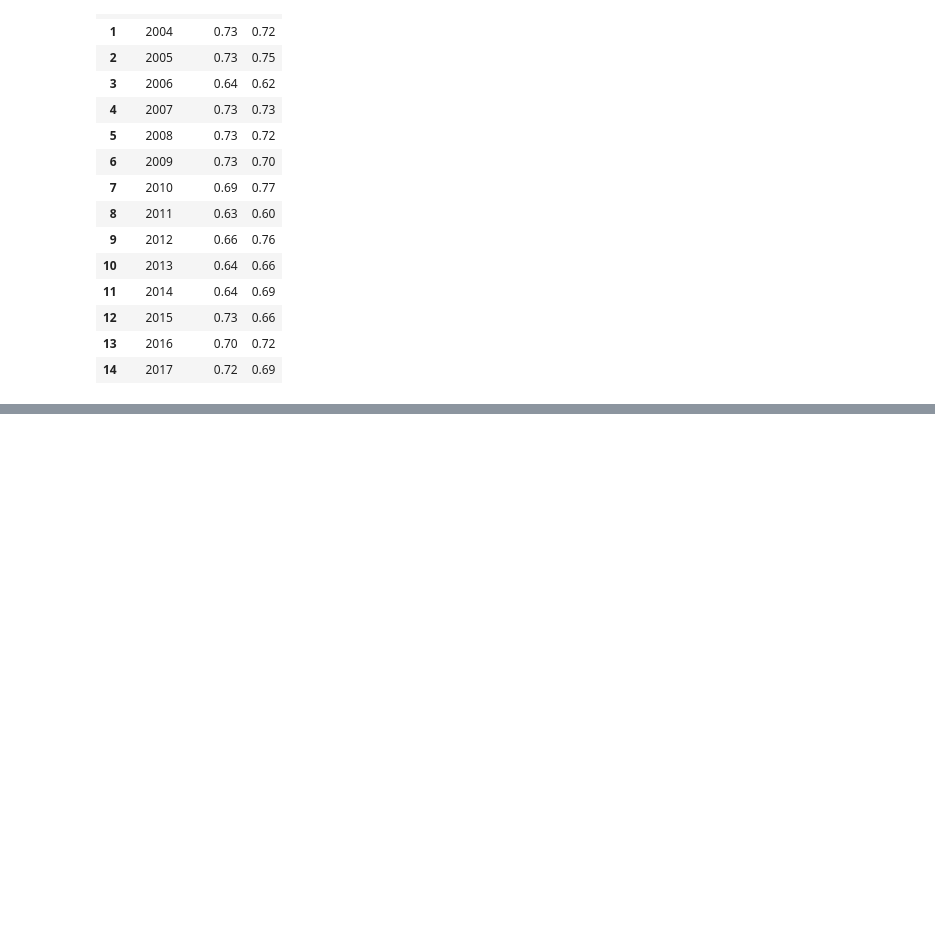
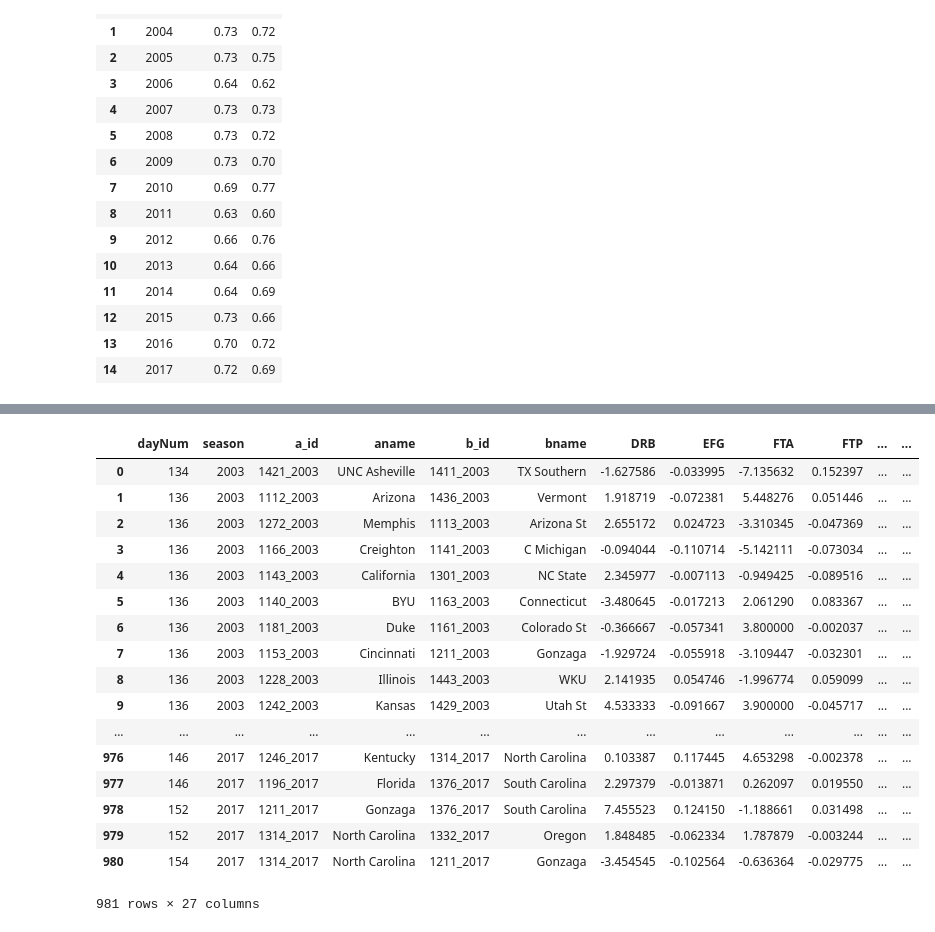
Before and after one commit to dlernz/march_madness, a Jupyter notebook: Predicting March Madness Games using Random Forests.ipynb, the cells around one changed output, grey strips where cells are left out. Saved outputs shown, nothing was run; the diff lists cells and outputs as text; code cells hidden in the pictures; blank space fills up the shorter version.

Commit message:
rankings being merged

```diff
--- a/Predicting March Madness Games using Random Forests.ipynb
+++ b/Predicting March Madness Games using Random Forests.ipynb
@@ -524,0 +544,37 @@ pd.DataFrame(deltas).to_csv("data/output/matchupDeltas.csv", index=False, header
+# %%
+
+def mergeRankings(deltas):
+    seeds = pd.read_csv("data/NCAATourneySeeds.csv")
+    seeds["id"] = seeds.TeamID.astype(str).str.cat(seeds.Season.astype(str), sep='_')
+    seeds["Seed"] = seeds.Seed.str.extract('(\d+)', expand=False).astype(int)
+    seeds = seeds.drop(["Season", "TeamID"], axis = 1)
+    deltas = deltas.merge(seeds, how='left', left_on = "a_id", right_on = "id")
+    deltas = deltas.rename(index=str, columns={"Seed": "a_seed"})
+    deltas = deltas.merge(seeds, how='left', left_on = "b_id", right_on = "id")
+    deltas = deltas.rename(index=str, columns = {"Seed": "b_seed"})
+    return deltas
+
+matchups = getMatchupData()
+sortedMatch = sortMatchups(matchups)
+deltas = pd.DataFrame(findAllDeltas(sortedMatch))
+rankedMatches = mergeRankings(deltas)
+rankedMatches
+# %% [output]
+|  | dayNum | season | a_id | aname | b_id | bname | DRB | EFG | FTA | FTP | ... | ... |
+| 0 | 134 | 2003 | 1421_2003 | UNC Asheville | 1411_2003 | TX Southern | -1.627586 | -0.033995 | -7.135632 | 0.152397 | ... | ... |
+| 1 | 136 | 2003 | 1112_2003 | Arizona | 1436_2003 | Vermont | 1.918719 | -0.072381 | 5.448276 | 0.051446 | ... | ... |
+| 2 | 136 | 2003 | 1272_2003 | Memphis | 1113_2003 | Arizona St | 2.655172 | 0.024723 | -3.310345 | -0.047369 | ... | ... |
+| 3 | 136 | 2003 | 1166_2003 | Creighton | 1141_2003 | C Michigan | -0.094044 | -0.110714 | -5.142111 | -0.073034 | ... | ... |
+| 4 | 136 | 2003 | 1143_2003 | California | 1301_2003 | NC State | 2.345977 | -0.007113 | -0.949425 | -0.089516 | ... | ... |
+| 5 | 136 | 2003 | 1140_2003 | BYU | 1163_2003 | Connecticut | -3.480645 | -0.017213 | 2.061290 | 0.083367 | ... | ... |
+| 6 | 136 | 2003 | 1181_2003 | Duke | 1161_2003 | Colorado St | -0.366667 | -0.057341 | 3.800000 | -0.002037 | ... | ... |
+| 7 | 136 | 2003 | 1153_2003 | Cincinnati | 1211_2003 | Gonzaga | -1.929724 | -0.055918 | -3.109447 | -0.032301 | ... | ... |
+| 8 | 136 | 2003 | 1228_2003 | Illinois | 1443_2003 | WKU | 2.141935 | 0.054746 | -1.996774 | 0.059099 | ... | ... |
+| 9 | 136 | 2003 | 1242_2003 | Kansas | 1429_2003 | Utah St | 4.533333 | -0.091667 | 3.900000 | -0.045717 | ... | ... |
+| ... | ... | ... | ... | ... | ... | ... | ... | ... | ... | ... | ... | ... |
+| 976 | 146 | 2017 | 1246_2017 | Kentucky | 1314_2017 | North Carolina | 0.103387 | 0.117445 | 4.653298 | -0.002378 | ... | ... |
+| 977 | 146 | 2017 | 1196_2017 | Florida | 1376_2017 | South Carolina | 2.297379 | -0.013871 | 0.262097 | 0.019550 | ... | ... |
+| 978 | 152 | 2017 | 1211_2017 | Gonzaga | 1376_2017 | South Carolina | 7.455523 | 0.124150 | -1.188661 | 0.031498 | ... | ... |
+| 979 | 152 | 2017 | 1314_2017 | North Carolina | 1332_2017 | Oregon | 1.848485 | -0.062334 | 1.787879 | -0.003244 | ... | ... |
+| 980 | 154 | 2017 | 1314_2017 | North Carolina | 1211_2017 | Gonzaga | -3.454545 | -0.102564 | -0.636364 | -0.029775 | ... | ... |
+981 rows × 27 columns
```
Also changed, not shown: parts of 1 cell of this notebook.
